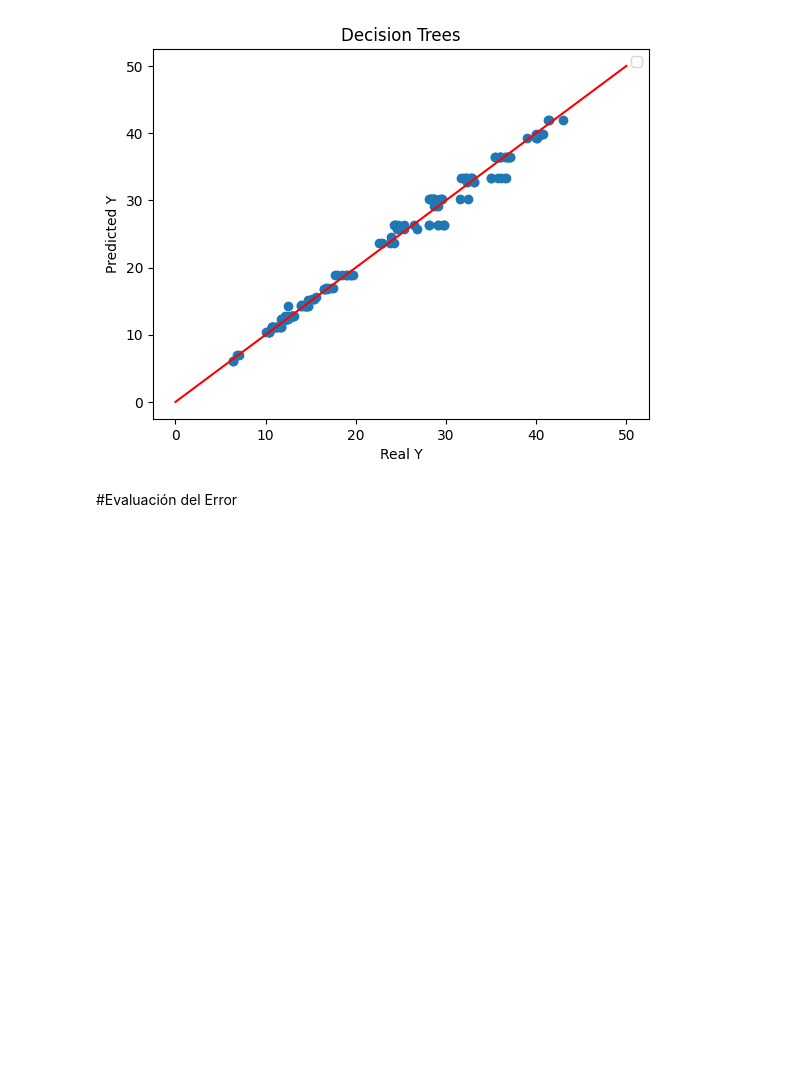
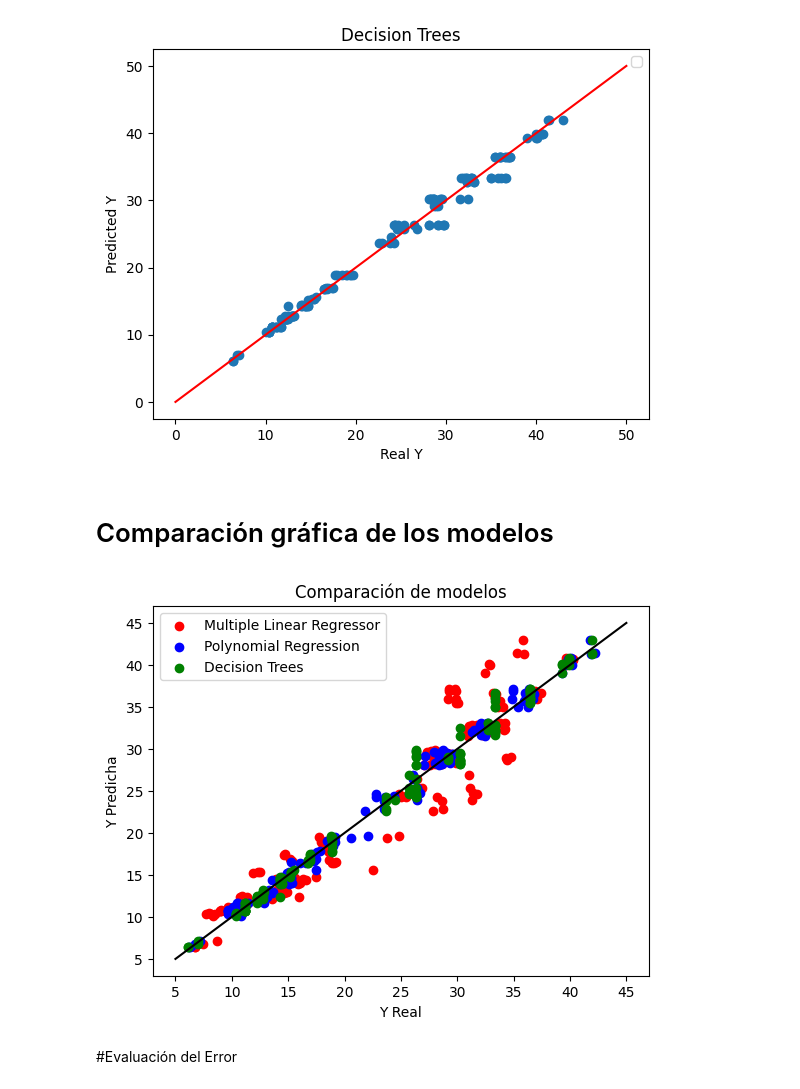
Before and after one commit to JoseMAGG/Modelos-2--Energy-Efficiency, a Jupyter notebook: Modelos.ipynb, the cells around one changed output. Cells and saved outputs as stored; diff of their text form; code cells hidden in the pictures; blank space fills up the shorter version.

```diff
--- a/Modelos.ipynb
+++ b/Modelos.ipynb
@@ -155,6 +155,24 @@ plot_predictions_vs_y_test(predictions_DT, y_test, 'Decision Trees')
 # %% [output]
 WARNING:matplotlib.legend:No artists with labels found to put in legend.  Note that artists whose label start with an underscore are ignored when legend() is called with no argument.
 [figure]
+# %% [markdown]
+# Comparación gráfica de los modelos
+# %%
+plt.scatter(predictions_LR, y_test, color='red')
+plt.scatter(predictions_PR, y_test, color='blue')
+plt.scatter(predictions_DT, y_test, color='green')
+# Graficar la línea de regresión
+x_line = np.linspace(5,45, 41)
+plt.plot(x_line, x_line, color='black')
+
+
+plt.xlabel('Y Real')
+plt.ylabel('Y Predicha')
+plt.legend(['Multiple Linear Regressor', 'Polynomial Regression', 'Decision Trees'])
+plt.title('Comparación de modelos')
+plt.show()
+# %% [output]
+[figure, added]
 # %% [markdown]
 #Evaluación del Error
 # %%
```
Also changed, not shown: parts of 4 cells of this notebook.
